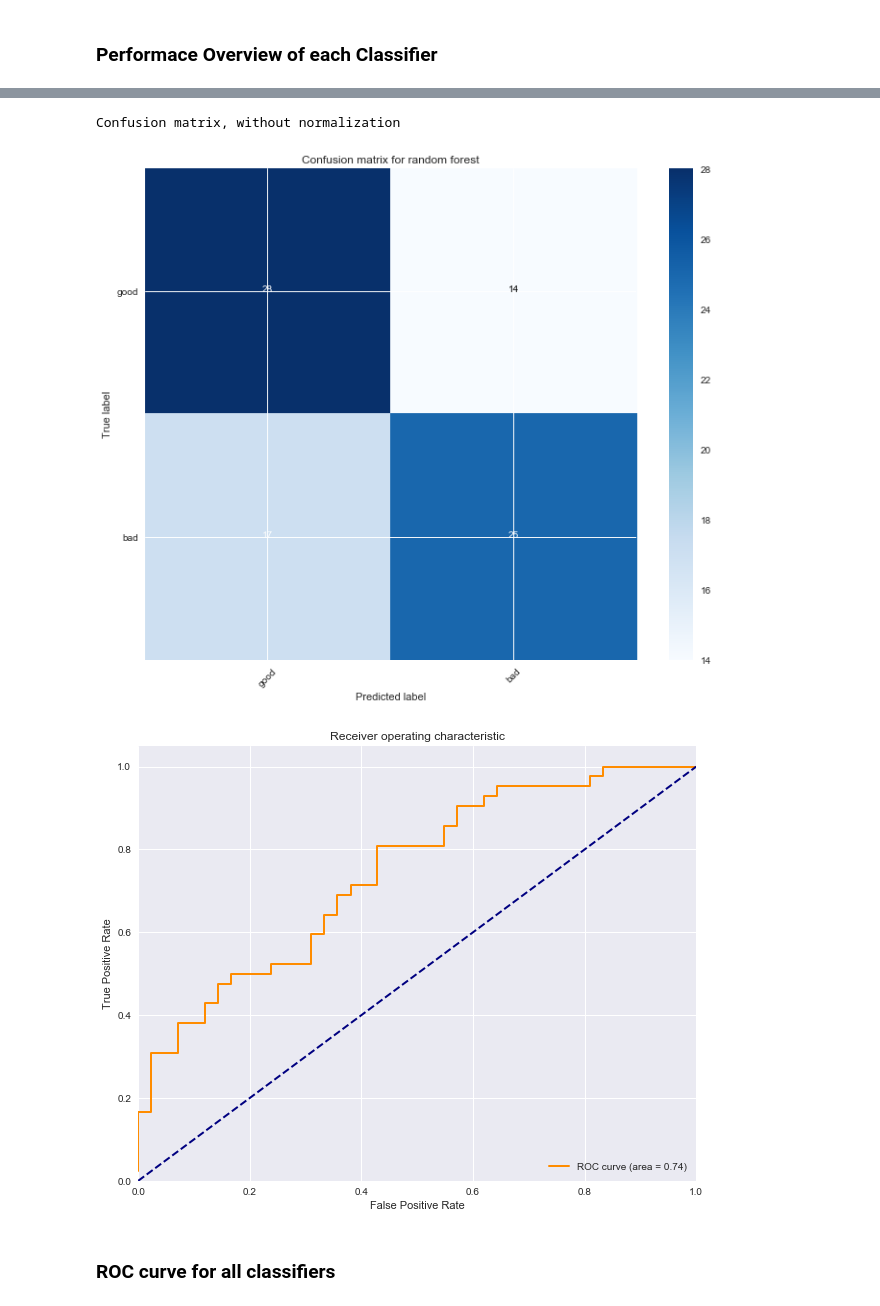
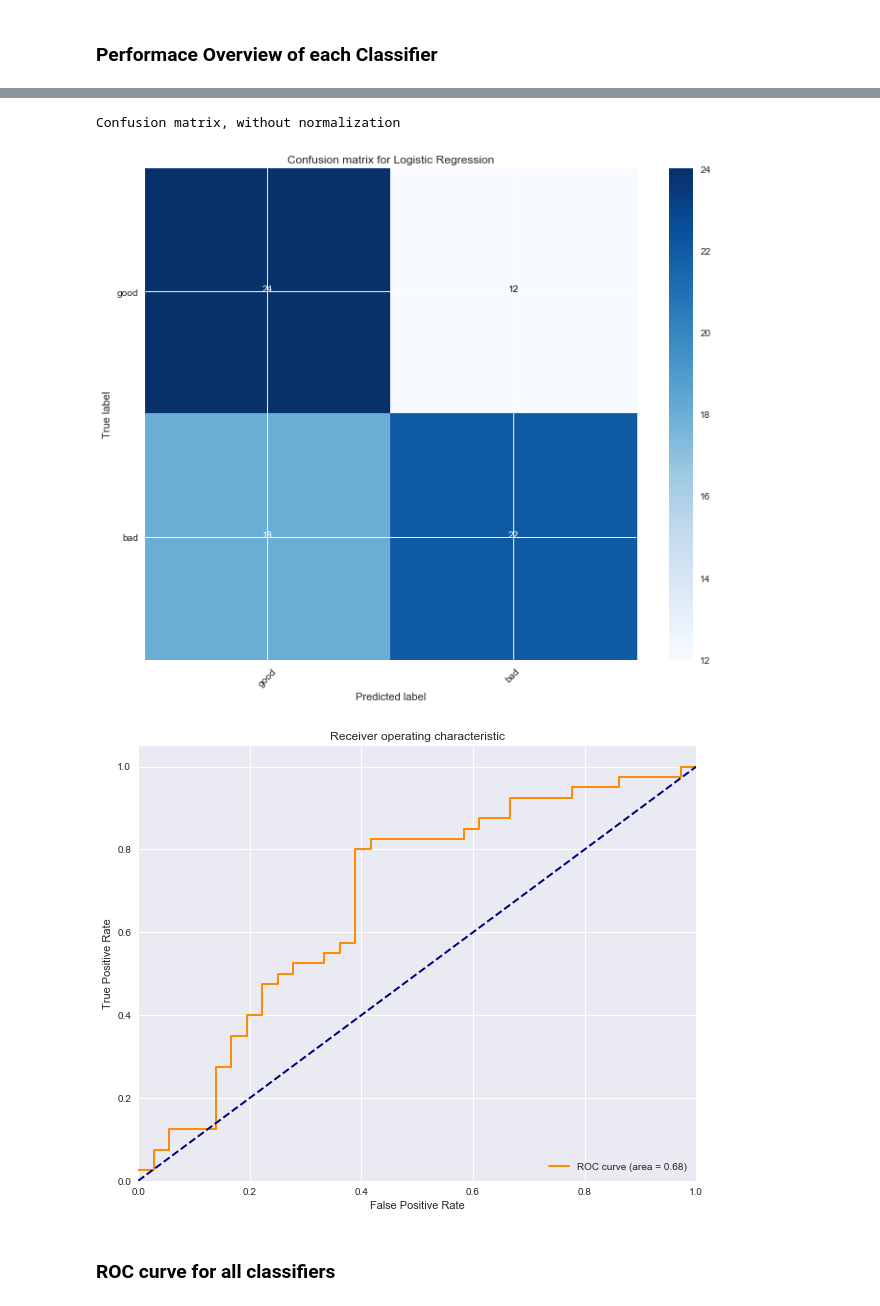
Before and after one commit to sdot08/Optimization-of-Responsive-Neurostimulation-RNS-Therapy-through-Data-Mining-Approaches, a Jupyter notebook: src/ML results_222_2.ipynb, the cells around one changed output, grey strips where cells are left out. Drawn from its saved outputs; the diff is of its cells as text; code cells hidden in the pictures.

```diff
--- a/src/ML results_222_2.ipynb
+++ b/src/ML results_222_2.ipynb
@@ -122,11 +127,9 @@ JJ.scores_estimators(X_test, y_test, patid = patid)
-# %%
-X_train, X_test, y_train, y_test = JJ.get_ml_data(data, patid, if_scaler = 1, if_remove_icd = 1)
-
-JJ.estimator_performance(6, X_test, y_test, patid = patid, if_plot_c = 1, if_plot_roc = 1)
-# %% [output]
-Confusion matrix, without normalization
-[figure, removed]
-[figure, removed]
+# %%
+JJ.estimator_performance(1, X_test, y_test, pat = pat, if_plot_c = 1, if_plot_roc = 1)
+# %% [output]
+Confusion matrix, without normalization
+[figure, added]
+[figure, added]
 # %% [markdown]
 ### ROC curve for all classifiers
 # %%
```
Also changed, not shown: parts of 12 cells of this notebook, 13 other files.
